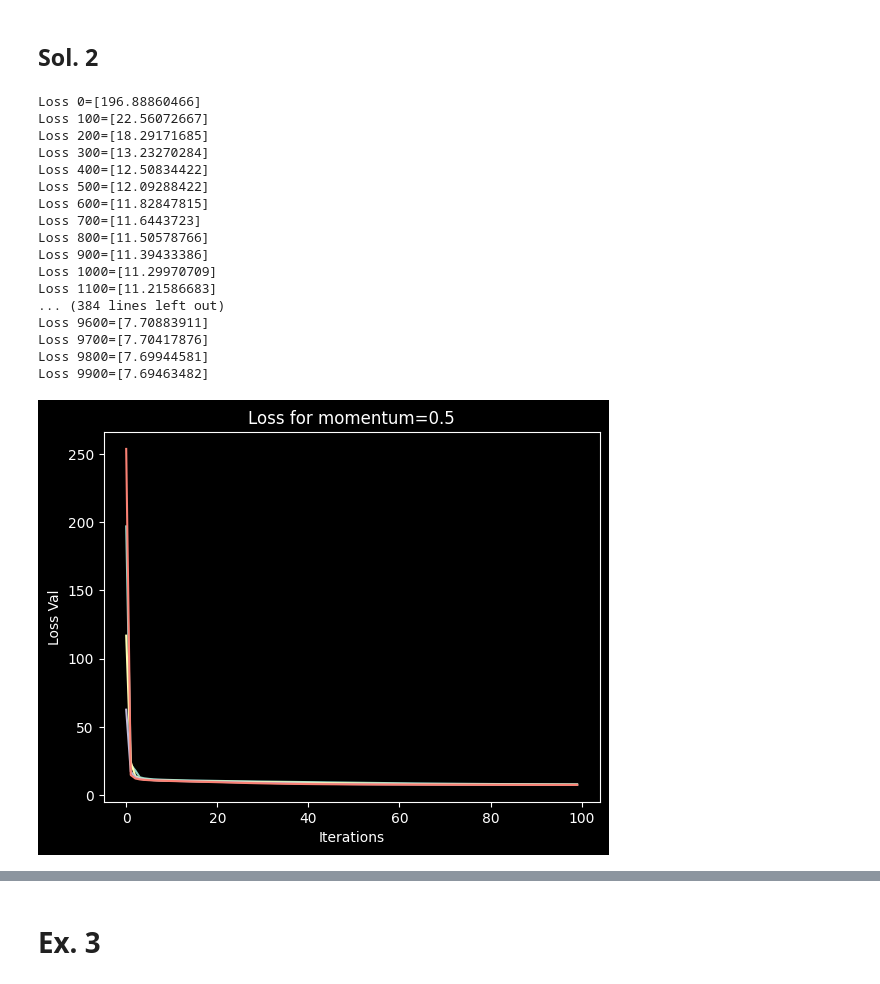
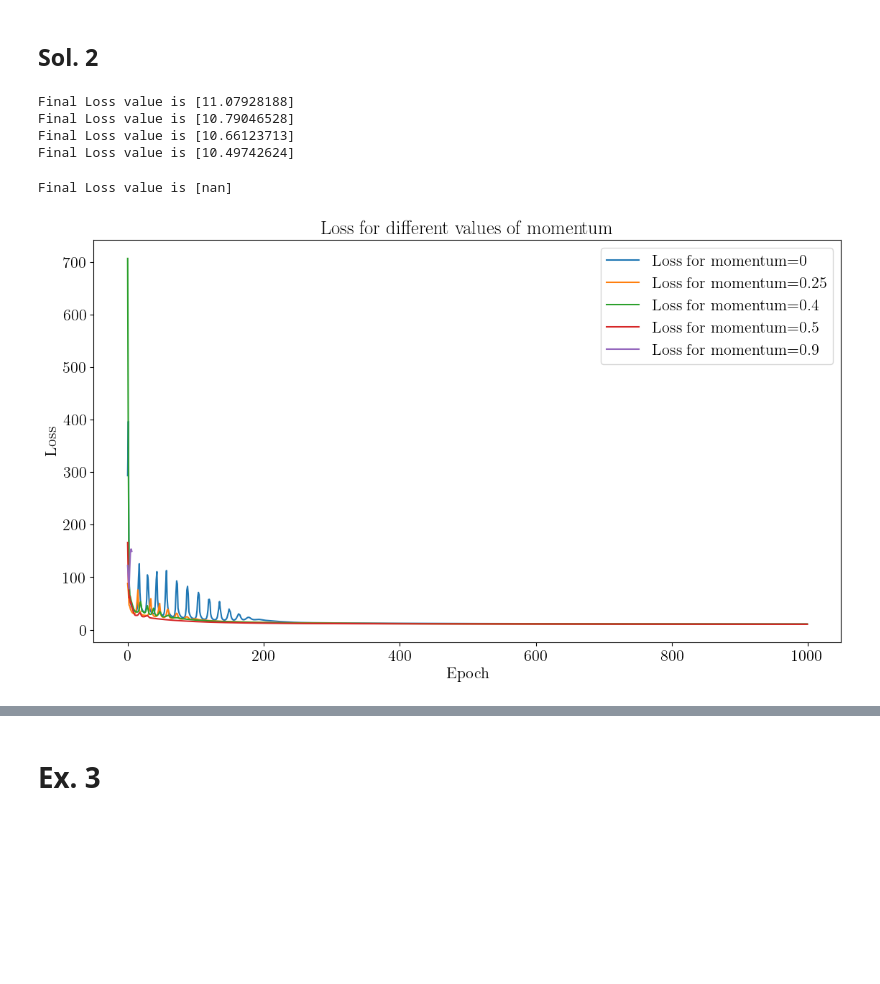
Before and after one commit to albert-santos01/DeepLearning, a Jupyter notebook: P1/P1-Questions.ipynb, the cells around one changed output, grey strips where cells are left out. Cells and saved outputs as stored; diff of their text form; code cells hidden in the pictures; blank space fills up the shorter version.

```diff
--- a/P1/P1-Questions.ipynb
+++ b/P1/P1-Questions.ipynb
@@ -227,40 +259,42 @@ def train_woptimizer(NN, X, y,epoch = 1,optim = None, verbose = True):
         gradW1,gradW2 = NN.backward(X,yHat,y)
         NN.W1, NN.W2 = optim.step([NN.W1,NN.W2],[gradW1,gradW2])
 
-        if i%100 == 0 :
-            loss = NN.loss(yHat,y)
-            list_loss.append(loss)
-            if verbose: print('Loss {}={}'.format(i,loss))
+        loss = NN.loss(yHat,y)
+        list_loss.append(loss)
+        if verbose: print('Loss {}={}'.format(i,loss))
+        # if i%100 == 0 :
     print('Final Loss value is {}'.format(loss))
     return list_loss
 # %%
-mom_list = [0, 0.25, 0.4, 0.5]
+mom_list = [0, 0.25, 0.4, 0.5,0.9]
+
 models = [NN_stand]
+array_loss = []
 for i, mom in enumerate(mom_list):
     NN_mom = MLP(inputNode=2, hiddenNode=128)
     optimizer = OptimMom(learning_rate=0.01, weight_list=[NN_mom.W1, NN_mom.W2], momentum=mom)
-    list_loss = train_woptimizer(NN_mom, x, y, epoch=10000, optim=optimizer, verbose=False)
+    list_loss = train_woptimizer(NN_mom, x, y, epoch=1000, optim=optimizer, verbose=False)  #1000 epochs TO VISUALIZE THE LOSS!!!!!!!!!!!!!!!!!!!!!!!!!!!ldskflsdkflskflksdaskdlfkslkBOOOOOOOOOOMBAAAAAAAA
     models.append(NN_mom)
-    plot_loss(list_loss, label=f'Loss for momentum={mom}', save_path=f'Results/momentum/loss_mom_{mom}.png')
+    array_loss.append(list_loss)
+    # plot_loss(list_loss, label=f'Loss for momentum={mom}', save_path=f'Results/momentum/loss_mom_{mom}.png')
 # %% [output]
-Loss 0=[196.88860466]
-Loss 100=[22.56072667]
-Loss 200=[18.29171685]
-Loss 300=[13.23270284]
-Loss 400=[12.50834422]
-Loss 500=[12.09288422]
-Loss 600=[11.82847815]
-Loss 700=[11.6443723]
-Loss 800=[11.50578766]
-Loss 900=[11.39433386]
-Loss 1000=[11.29970709]
-Loss 1100=[11.21586683]
-... (384 lines left out)
-Loss 9600=[7.70883911]
-Loss 9700=[7.70417876]
-Loss 9800=[7.69944581]
-Loss 9900=[7.69463482]
+Final Loss value is [11.07928188]
+Final Loss value is [10.79046528]
+Final Loss value is [10.66123713]
+Final Loss value is [10.49742624]
-[figure, removed]
+Final Loss value is [nan]
+# %%
+# Plot the loss for the different values of momentum
+fig=plt.figure(figsize=(13, 7))
+for i, loss in enumerate(array_loss):
+    plt.plot(loss, label=f'Loss for momentum={mom_list[i]}')
+plt.legend()
+plt.title('Loss for different values of momentum')
+plt.xlabel('Epoch')
+plt.ylabel('Loss')
+plt.savefig('Results/momentum/loss_mom_all.png')
+# %% [output]
+[figure, added]
 # %%
 # compare the performance of all these models on the training and testing set
 for i, NN_iter in enumerate(models):
```
Also changed, not shown: parts of 13 cells of this notebook, 17 other files.
